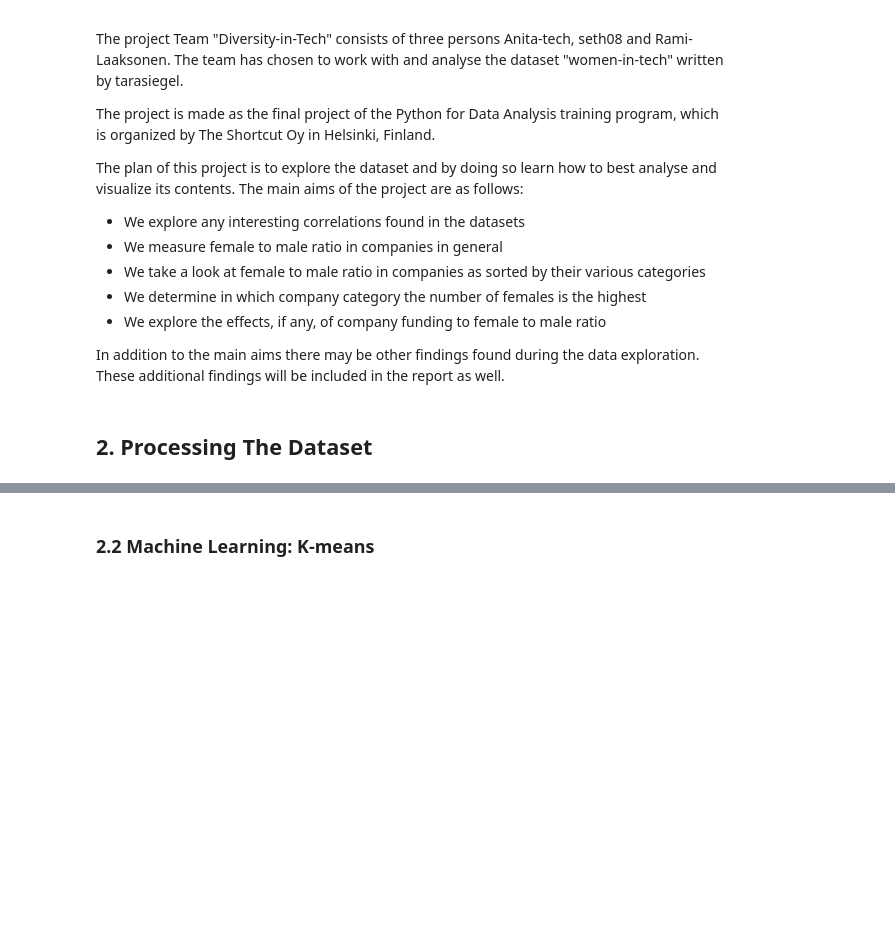
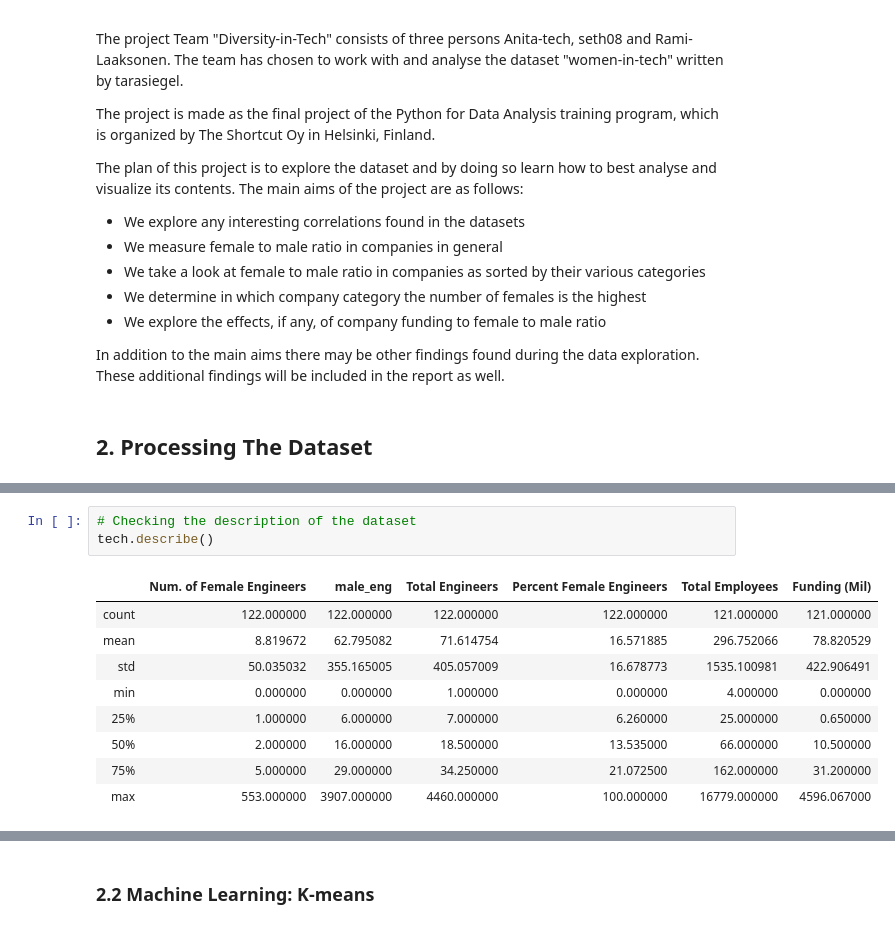
Before and after one commit to Rami-Laaksonen/women-in-tech-final-project, a Jupyter notebook: final-project-workbook.ipynb, the cells around one changed output, grey strips where cells are left out. Saved outputs shown, nothing was run; the diff lists cells and outputs as text; blank space fills up the shorter version.

```diff
--- a/final-project-workbook.ipynb
+++ b/final-project-workbook.ipynb
@@ -32,0 +70,13 @@ In addition to the main aims there may be other findings found during the data e
+# %%
+# Checking the description of the dataset
+tech.describe()
+# %% [output]
+|  | Num. of Female Engineers | male_eng | Total Engineers | Percent Female Engineers | Total Employees | Funding (Mil) |
+| count | 122.000000 | 122.000000 | 122.000000 | 122.000000 | 121.000000 | 121.000000 |
+| mean | 8.819672 | 62.795082 | 71.614754 | 16.571885 | 296.752066 | 78.820529 |
+| std | 50.035032 | 355.165005 | 405.057009 | 16.678773 | 1535.100981 | 422.906491 |
+| min | 0.000000 | 0.000000 | 1.000000 | 0.000000 | 4.000000 | 0.000000 |
+| 25% | 1.000000 | 6.000000 | 7.000000 | 6.260000 | 25.000000 | 0.650000 |
+| 50% | 2.000000 | 16.000000 | 18.500000 | 13.535000 | 66.000000 | 10.500000 |
+| 75% | 5.000000 | 29.000000 | 34.250000 | 21.072500 | 162.000000 | 31.200000 |
+| max | 553.000000 | 3907.000000 | 4460.000000 | 100.000000 | 16779.000000 | 4596.067000 |
```
Also changed, not shown: parts of 13 cells of this notebook.
